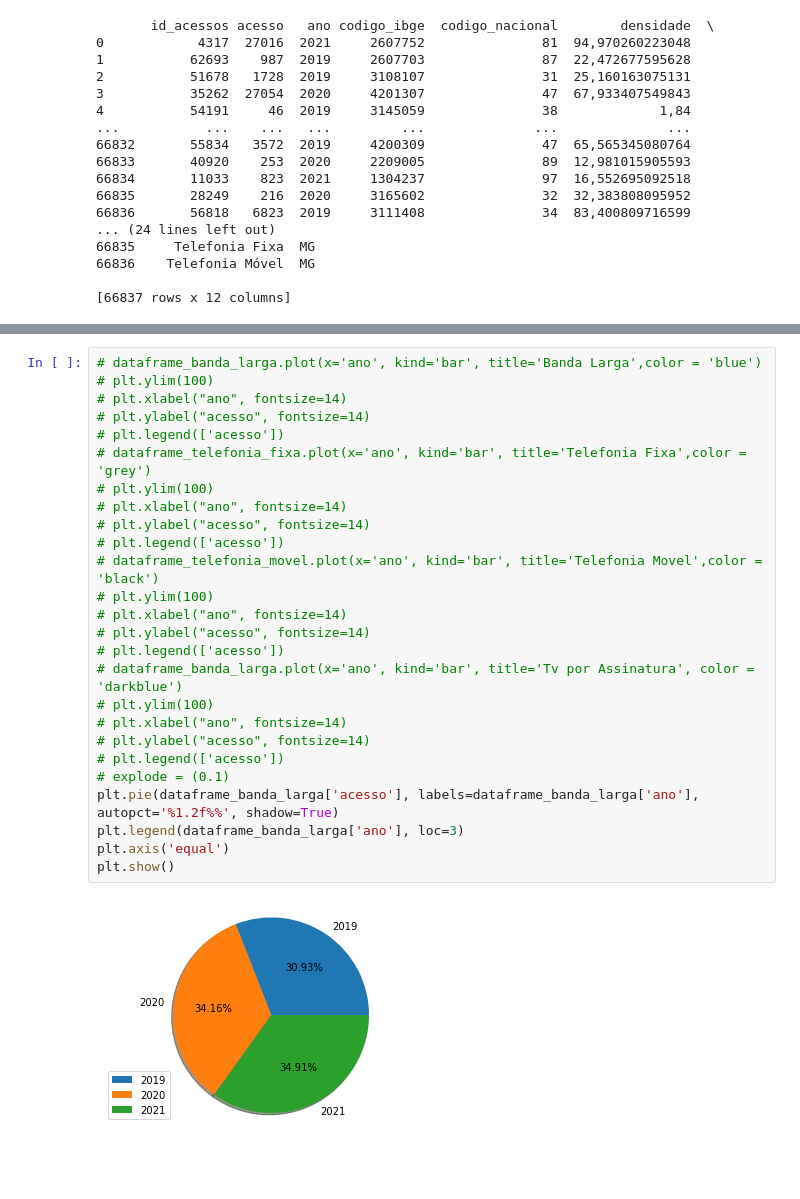
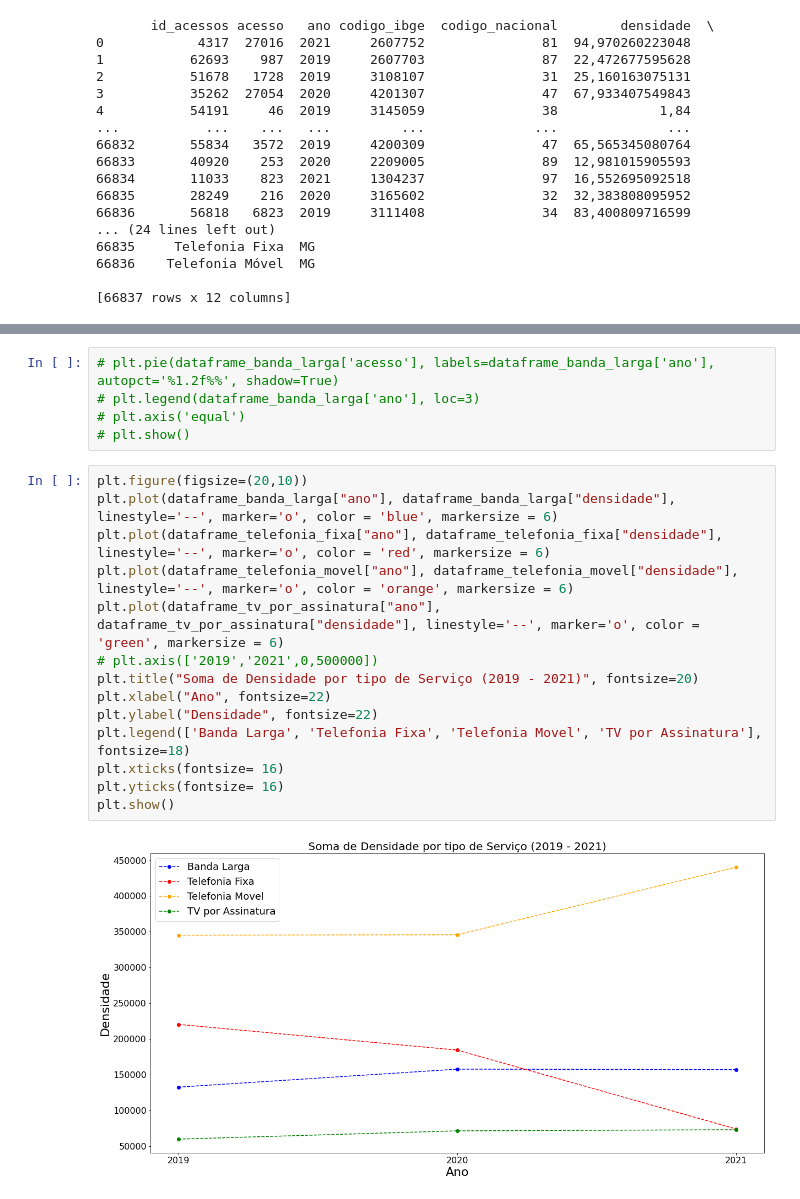
Before and after one commit to bruno7598/telecomunicacoes, a Jupyter notebook: script_jupiter/Municipio_acessook.ipynb, the cells around one changed output, grey strips where cells are left out. Saved outputs shown, nothing was run; the diff lists cells and outputs as text; blank space fills up the shorter version.

```diff
--- a/script_jupiter/Municipio_acessook.ipynb
+++ b/script_jupiter/Municipio_acessook.ipynb
@@ -208,28 +211,21 @@ dataframe_banda_larga.head()
-# %%
-# dataframe_banda_larga.plot(x='ano', kind='bar', title='Banda Larga',color = 'blue')
-# plt.ylim(100)
-# plt.xlabel("ano", fontsize=14)
-# plt.ylabel("acesso", fontsize=14)
-# plt.legend(['acesso'])
-# dataframe_telefonia_fixa.plot(x='ano', kind='bar', title='Telefonia Fixa',color = 'grey')
-# plt.ylim(100)
-# plt.xlabel("ano", fontsize=14)
-# plt.ylabel("acesso", fontsize=14)
-# plt.legend(['acesso'])
-# dataframe_telefonia_movel.plot(x='ano', kind='bar', title='Telefonia Movel',color = 'black')
-# plt.ylim(100)
-# plt.xlabel("ano", fontsize=14)
-# plt.ylabel("acesso", fontsize=14)
-# plt.legend(['acesso'])
-# dataframe_banda_larga.plot(x='ano', kind='bar', title='Tv por Assinatura', color = 'darkblue')
-# plt.ylim(100)
-# plt.xlabel("ano", fontsize=14)
-# plt.ylabel("acesso", fontsize=14)
-# plt.legend(['acesso'])
-# explode = (0.1)
-plt.pie(dataframe_banda_larga['acesso'], labels=dataframe_banda_larga['ano'], autopct='%1.2f%%', shadow=True)
-plt.legend(dataframe_banda_larga['ano'], loc=3)
-plt.axis('equal')
-plt.show()
-# %% [output]
-[figure, removed]
+# %%
+# plt.pie(dataframe_banda_larga['acesso'], labels=dataframe_banda_larga['ano'], autopct='%1.2f%%', shadow=True)
+# plt.legend(dataframe_banda_larga['ano'], loc=3)
+# plt.axis('equal')
+# plt.show()
+# %%
+plt.figure(figsize=(20,10))
+plt.plot(dataframe_banda_larga["ano"], dataframe_banda_larga["densidade"], linestyle='--', marker='o', color = 'blue', markersize = 6)
+plt.plot(dataframe_telefonia_fixa["ano"], dataframe_telefonia_fixa["densidade"], linestyle='--', marker='o', color = 'red', markersize = 6)
+plt.plot(dataframe_telefonia_movel["ano"], dataframe_telefonia_movel["densidade"], linestyle='--', marker='o', color = 'orange', markersize = 6)
+plt.plot(dataframe_tv_por_assinatura["ano"], dataframe_tv_por_assinatura["densidade"], linestyle='--', marker='o', color = 'green', markersize = 6)
+# plt.axis(['2019','2021',0,500000])
+plt.title("Soma de Densidade por tipo de Serviço (2019 - 2021)", fontsize=20)
+plt.xlabel("Ano", fontsize=22)
+plt.ylabel("Densidade", fontsize=22)
+plt.legend(['Banda Larga', 'Telefonia Fixa', 'Telefonia Movel', 'TV por Assinatura'], fontsize=18)
+plt.xticks(fontsize= 16)
+plt.yticks(fontsize= 16)
+plt.show()
+# %% [output]
+[figure, added]
```
Also changed, not shown: parts of 3 cells of this notebook, 4 other files.
